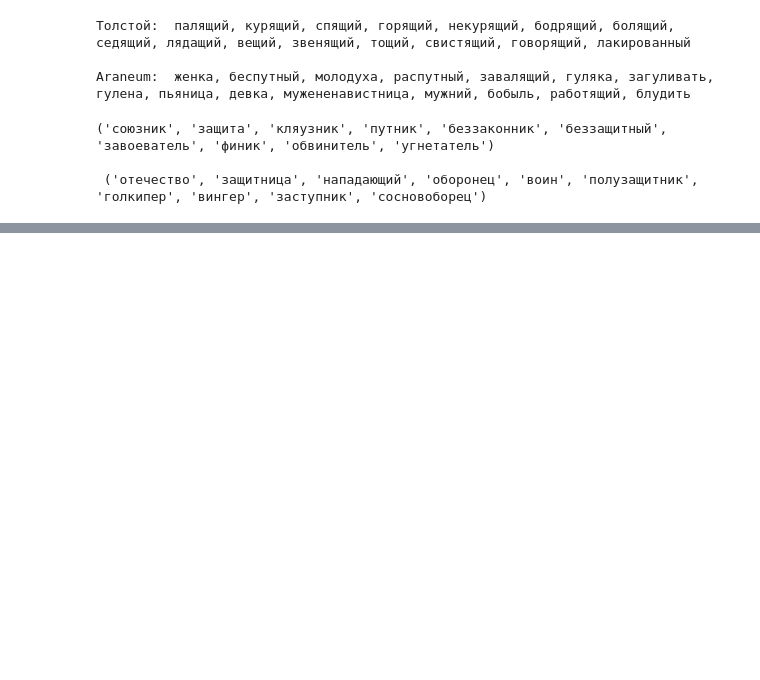
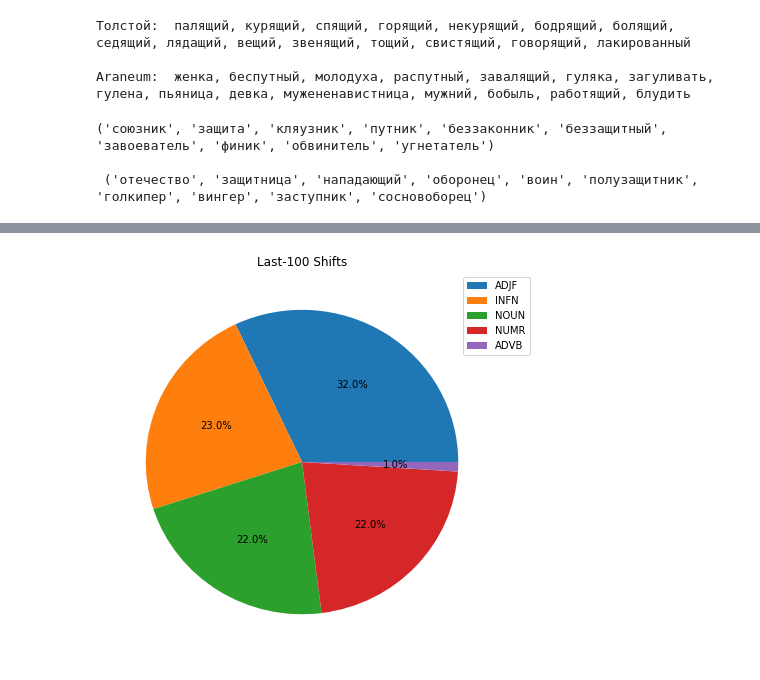
Before and after one commit to dkbrz/Tolstoy_Word_Usage, a Jupyter notebook: Tolstoy Word Usage.ipynb, the cells around one changed output, grey strips where cells are left out. Cells and saved outputs as stored; diff of their text form; code cells hidden in the pictures; blank space fills up the shorter version.

```diff
--- a/Tolstoy Word Usage.ipynb
+++ b/Tolstoy Word Usage.ipynb
@@ -1441,0 +1507,12 @@ print (list(zip(*Tolstoy_FT_SG.wv.most_similar('защитник')))[0], '\n\n',
+# %%
+T50 = Real_shifts.tail(100)
+
+plt.figure(figsize=(7,7))
+labels = T50['POS'].value_counts().index
+plt.pie(T50['POS'].value_counts(), labels = None, autopct='%1.1f%%')
+plt.legend(labels, bbox_to_anchor=(0.9,1))
+plt.title('Last-100 Shifts')
+plt.savefig('TAIL_100_POS.png', dpi=200)
+plt.show()
+# %% [output]
+[figure, added]
```
Also changed, not shown: parts of 52 cells of this notebook.
